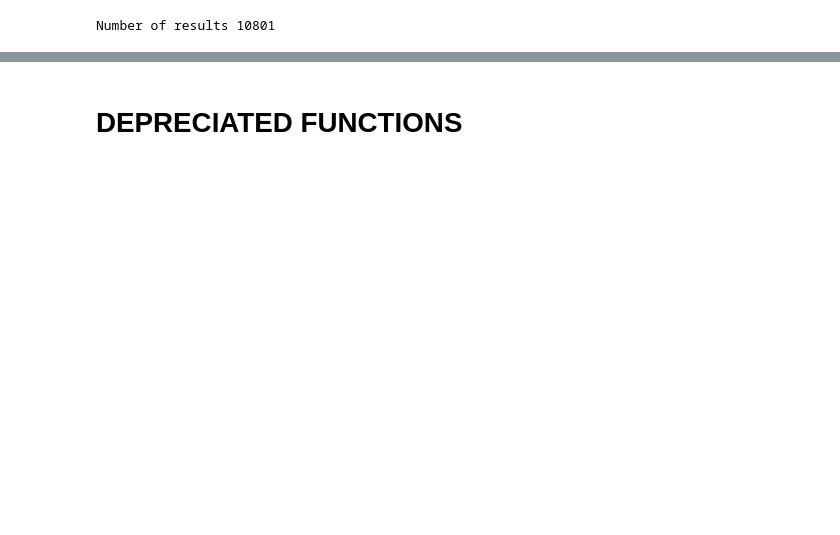
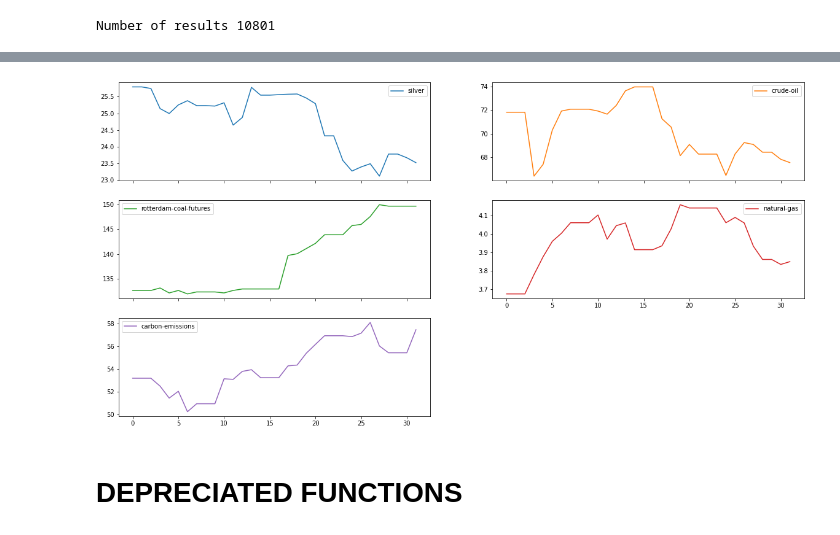
Before and after one commit to sjhpol/ISDS_arbejde, a Jupyter notebook: Exam/exam_project.ipynb, the cells around one changed output, grey strips where cells are left out. Saved outputs shown, nothing was run; the diff lists cells and outputs as text; code cells hidden in the pictures; blank space fills up the shorter version.

```diff
--- a/Exam/exam_project.ipynb
+++ b/Exam/exam_project.ipynb
@@ -470,0 +559,22 @@ for i in dict_df.values():
+# %%
+list_of_commodities = ['gold', 'silver', 'crude-oil', 'rotterdam-coal-futures', 'natural-gas', 'carbon-emissions']
+
+def getAllCommodities(commodities, startDate, endDate):
+    dict_df = dict()
+
+    for i in tqdm(commodities):
+        dict_df[i] = getCommodityData(i, startDate, endDate)
+
+    date_range = pd.date_range(start=startDate, end=endDate, freq = 'D').to_pydatetime().tolist()
+    df = pd.DataFrame(date_range, columns = ['date'])
+
+    for i in dict_df.values():
+        df = df.merge(i, on = 'date', how = 'left')
+        df[i.columns[-1]] = df[i.columns[-1]].str.replace(',','').astype('float')
+
+    return df
+# %%
+commodities_df = getAllCommodities(list_of_commodities, '2021-07-16', '2021-08-16')
+# %%
+commodities_df.index = commodities_df['date']
+commodities_df
@@ -471,3 +600,8 @@ for i in dict_df.values():
+# %%
+commodities_df.ffill()
+commodities_df.ffill()[commodities_df.ffill().columns[2:]].plot(subplots=True, layout=(3,2), figsize = (20,10), sharex=True);
+# %% [output]
+[figure, added]
 # %% [markdown]
 # DEPRECIATED FUNCTIONS
 # %%
```
Also changed, not shown: parts of 16 cells of this notebook.
